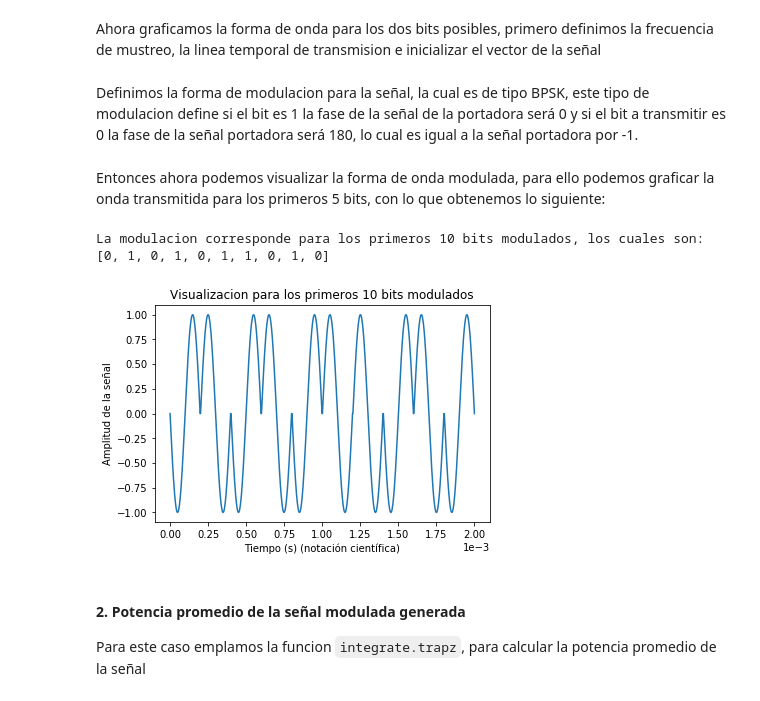
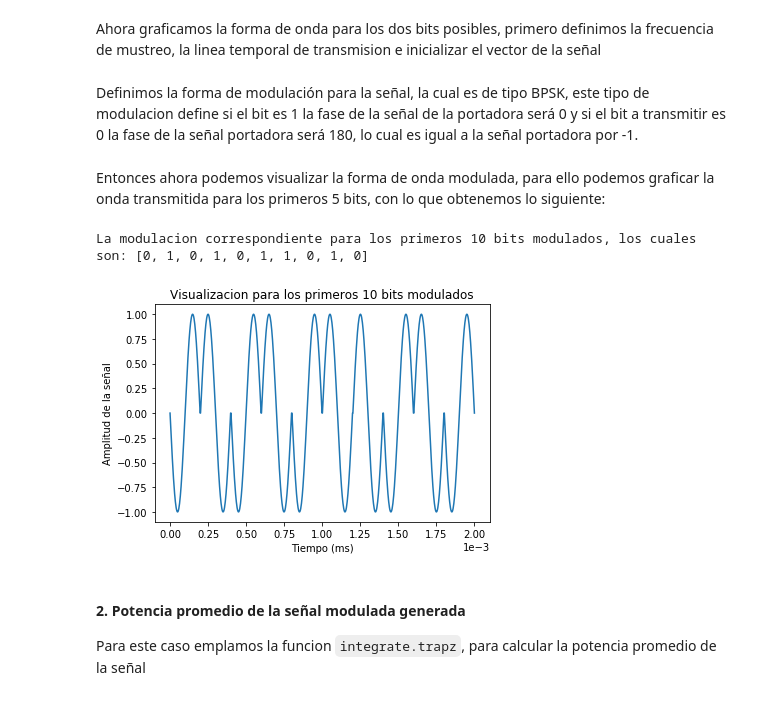
Before and after one commit to ErickSancho/Tarea4, a Jupyter notebook: Tarea4.ipynb, the cells around one changed output. Saved outputs shown, nothing was run; the diff lists cells and outputs as text; code cells hidden in the pictures.

```diff
--- a/Tarea4.ipynb
+++ b/Tarea4.ipynb
@@ -58,7 +58,7 @@ t = np.linspace(0, N*T, N*p)
 # Inicializar el vector de la señal
 senal = np.zeros(t.shape)
 # %% [markdown]
-Definimos la forma de modulacion para la señal, la cual es de tipo BPSK, este tipo de modulacion define si el bit es 1 la fase de la señal de la portadora será 0 y si el bit a transmitir es 0 la fase de la señal portadora será 180, lo cual es igual a la señal portadora por -1.
+Definimos la forma de modulación para la señal, la cual es de tipo BPSK, este tipo de modulacion define si el bit es 1 la fase de la señal de la portadora será 0 y si el bit a transmitir es 0 la fase de la señal portadora será 180, lo cual es igual a la señal portadora por -1.
 # %%
 for k,b in enumerate(bits):
     if b==1:
@@ -70,24 +70,24 @@ Entonces ahora podemos visualizar la forma de onda modulada, para ello podemos g
 # %%
 #Definimos la cantidad de bits a visualizar
 p_Prueba=10
 
 #Definimos la base de tiempo
 tp = np.linspace(0, p_Prueba*T, p_Prueba*p)
 
 #Graficamos
 plt.figure()
 plt.plot
 plt.plot(tp, senal[0:p_Prueba*p])
 plt.ticklabel_format(axis = "x", style = "sci", scilimits=(-3,-3))
-plt.xlabel("Tiempo (s) (notación científica)")
+plt.xlabel("Tiempo (ms)")
 plt.ylabel("Amplitud de la señal")
 plt.title("Visualizacion para los primeros "+str(p_Prueba)+" bits modulados")
-plt.savefig('graficas/mudulado.png')
+plt.savefig('graficas/modulado.png')
 
-print("La modulacion corresponde para los primeros " +str(p_Prueba)+ " bits modulados, los cuales son:",bits[0:p_Prueba])
+print("La modulacion correspondiente para los primeros " +str(p_Prueba)+ " bits modulados, los cuales son:",bits[0:p_Prueba])
 # %% [output]
-La modulacion corresponde para los primeros 10 bits modulados, los cuales son: [0, 1, 0, 1, 0, 1, 1, 0, 1, 0]
+La modulacion correspondiente para los primeros 10 bits modulados, los cuales son: [0, 1, 0, 1, 0, 1, 1, 0, 1, 0]
-[figure, old version]
+[figure, new version]
 # %% [markdown]
 #### 2. Potencia promedio de la señal modulada generada
 Para este caso emplamos la funcion `integrate.trapz`, para calcular la potencia promedio de la señal
```
Also changed, not shown: parts of 4 cells of this notebook, 17 other files.
